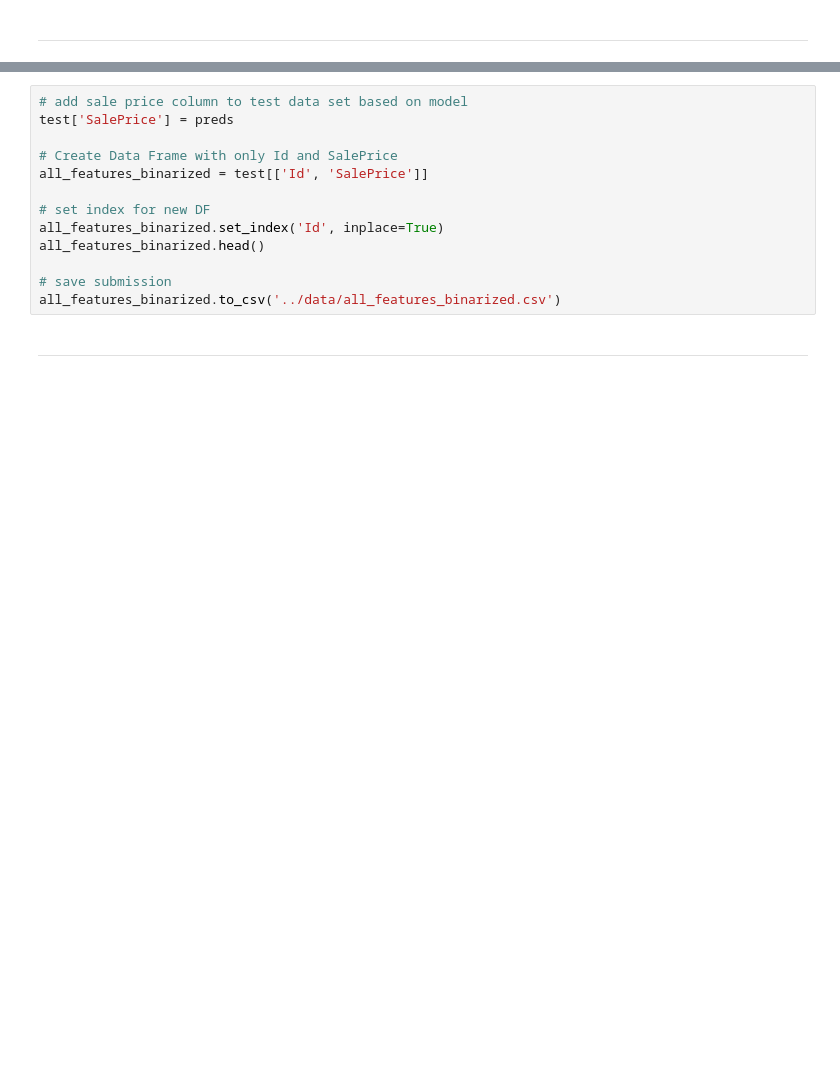
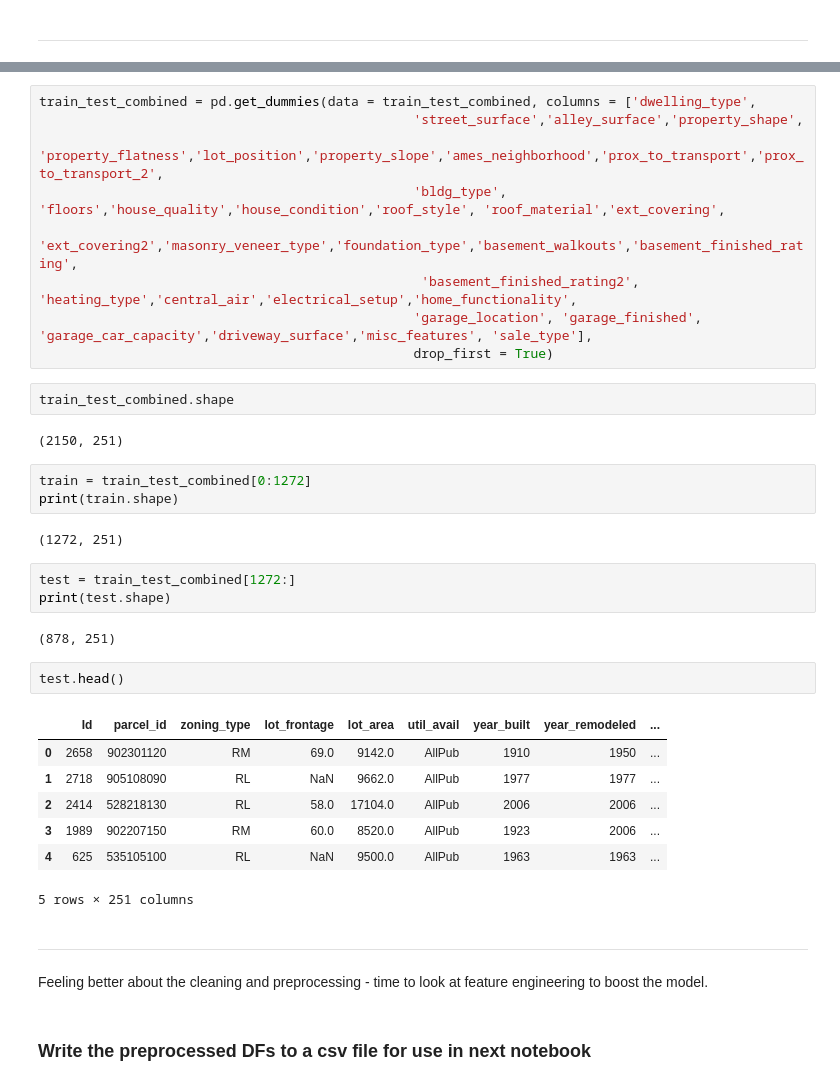
Before and after one commit to pemurp19/Ames-Housing-Data, a Jupyter notebook: code/02_Preprocessing.ipynb, the cells around one changed output, grey strips where cells are left out. Drawn from its saved outputs; the diff is of its cells as text; blank space fills up the shorter version.

```diff
--- a/code/02_Preprocessing.ipynb
+++ b/code/02_Preprocessing.ipynb
@@ -666,15 +544,39 @@ cross_val_score(lr, X_train, y_train).mean()
-# %%
-# add sale price column to test data set based on model
-test['SalePrice'] = preds
-
-# Create Data Frame with only Id and SalePrice
-all_features_binarized = test[['Id', 'SalePrice']]
-
-# set index for new DF
-all_features_binarized.set_index('Id', inplace=True)
-all_features_binarized.head()
-
-# save submission
-all_features_binarized.to_csv('../data/all_features_binarized.csv')
+# %%
+train_test_combined = pd.get_dummies(data = train_test_combined, columns = ['dwelling_type',
+                                                'street_surface','alley_surface','property_shape',
+                                                'property_flatness','lot_position','property_slope','ames_neighborhood','prox_to_transport','prox_to_transport_2',
+                                                'bldg_type', 'floors','house_quality','house_condition','roof_style', 'roof_material','ext_covering',
+                                                 'ext_covering2','masonry_veneer_type','foundation_type','basement_walkouts','basement_finished_rating',
+                                                 'basement_finished_rating2', 'heating_type','central_air','electrical_setup','home_functionality',
+                                                'garage_location', 'garage_finished', 'garage_car_capacity','driveway_surface','misc_features', 'sale_type'],
+                                                drop_first = True)
+# %%
+train_test_combined.shape
+# %% [output]
+(2150, 251)
+# %%
+train = train_test_combined[0:1272]
+print(train.shape)
+# %% [output]
+(1272, 251)
+# %%
+test = train_test_combined[1272:]
+print(test.shape)
+# %% [output]
+(878, 251)
+# %%
+test.head()
+# %% [output]
+|  | Id | parcel_id | zoning_type | lot_frontage | lot_area | util_avail | year_built | year_remodeled | ... |
+| 0 | 2658 | 902301120 | RM | 69.0 | 9142.0 | AllPub | 1910 | 1950 | ... |
+| 1 | 2718 | 905108090 | RL | NaN | 9662.0 | AllPub | 1977 | 1977 | ... |
+| 2 | 2414 | 528218130 | RL | 58.0 | 17104.0 | AllPub | 2006 | 2006 | ... |
+| 3 | 1989 | 902207150 | RM | 60.0 | 8520.0 | AllPub | 1923 | 2006 | ... |
+| 4 | 625 | 535105100 | RL | NaN | 9500.0 | AllPub | 1963 | 1963 | ... |
+5 rows × 251 columns
 # %% [markdown]
 ------
+# %% [markdown]
+Feeling better about the cleaning and preprocessing - time to look at feature engineering to boost the model.
+# %% [markdown]
+### Write the preprocessed DFs to a csv file for use in next notebook
```
Also changed, not shown: parts of 39 cells of this notebook, 8 other files.
